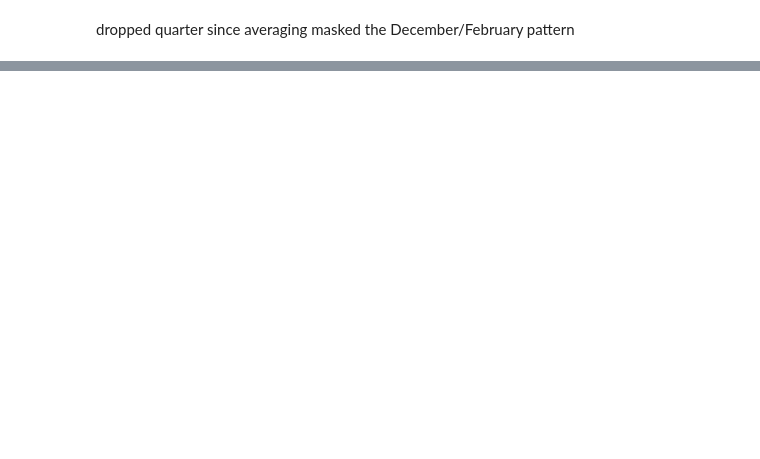
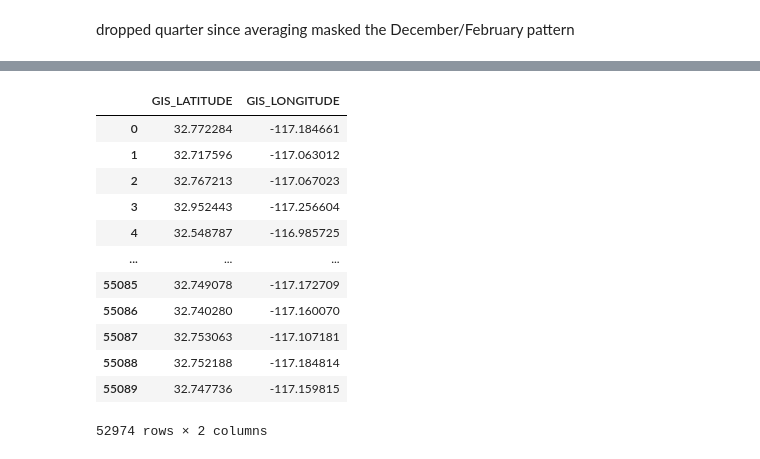
Before and after one commit to andykkimm/sd-permit-delays, a Jupyter notebook: eda.ipynb, the cells around one changed output, grey strips where cells are left out. Drawn from its saved outputs; the diff is of its cells as text; code cells hidden in the pictures; blank space fills up the shorter version.

```diff
--- a/eda.ipynb
+++ b/eda.ipynb
@@ -303,0 +327,18 @@ dropped quarter since averaging masked the December/February pattern
+# %%
+df_2024_clean = df_2024_clean.dropna(subset=['GIS_LATITUDE', 'GIS_LONGITUDE'])
+# %%
+df_2024_clean[['GIS_LATITUDE', 'GIS_LONGITUDE']]
+# %% [output]
+|  | GIS_LATITUDE | GIS_LONGITUDE |
+| 0 | 32.772284 | -117.184661 |
+| 1 | 32.717596 | -117.063012 |
+| 2 | 32.767213 | -117.067023 |
+| 3 | 32.952443 | -117.256604 |
+| 4 | 32.548787 | -116.985725 |
+| ... | ... | ... |
+| 55085 | 32.749078 | -117.172709 |
+| 55086 | 32.740280 | -117.160070 |
+| 55087 | 32.753063 | -117.107181 |
+| 55088 | 32.752188 | -117.184814 |
+| 55089 | 32.747736 | -117.159815 |
+52974 rows × 2 columns
```
Also changed, not shown: parts of 5 cells of this notebook, 1 other file.
